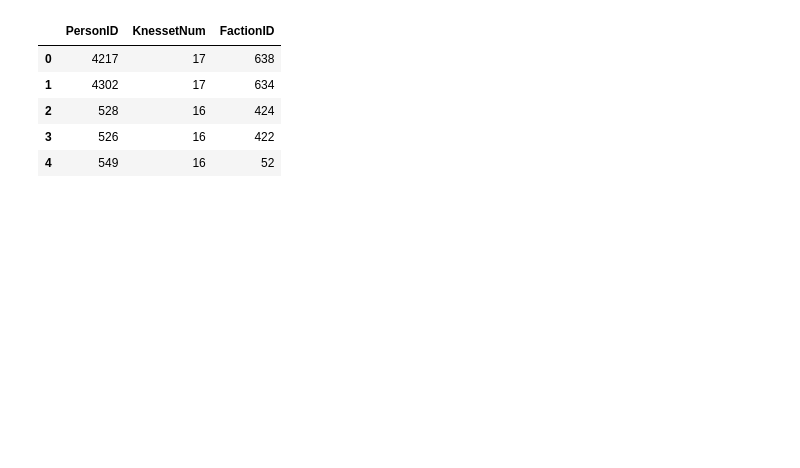
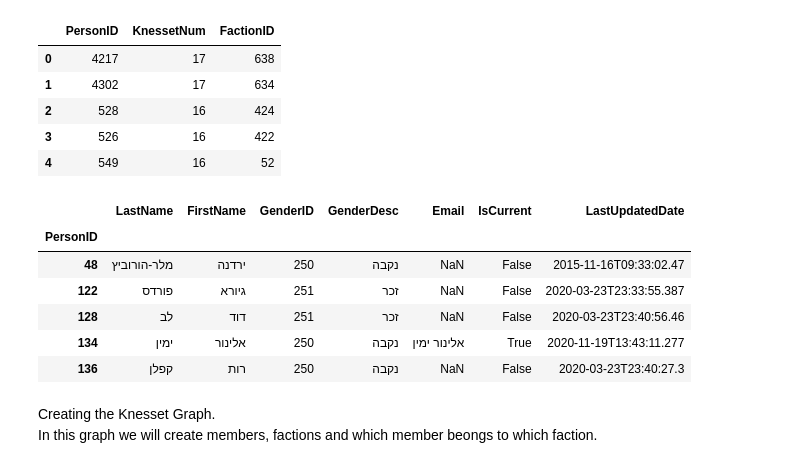
Before and after one commit to moshe-hadad/knesset-network, a Jupyter notebook: knessset_network.ipynb, the cells around one changed output. Saved outputs shown, nothing was run; the diff lists cells and outputs as text; code cells hidden in the pictures; blank space fills up the shorter version.

Commit message:
Added code for creating first graph

```diff
--- a/knessset_network.ipynb
+++ b/knessset_network.ipynb
@@ -65,4 +64,13 @@ factions_ppl_df.head()
 | 4 | 549 | 16 | 52 |
 # %%
 persons_df = pd.read_csv(PERSONS_URL)
+persons_df.set_index('PersonID', inplace=True)
 persons_df.head()
+# %% [output]
+|  | LastName | FirstName | GenderID | GenderDesc | Email | IsCurrent | LastUpdatedDate |
+| PersonID |  |  |  |  |  |  |  |
+| 48 | מלר-הורוביץ | ירדנה | 250 | נקבה | NaN | False | 2015-11-16T09:33:02.47 |
+| 122 | פורדס | גיורא | 251 | זכר | NaN | False | 2020-03-23T23:33:55.387 |
+| 128 | לב | דוד | 251 | זכר | NaN | False | 2020-03-23T23:40:56.46 |
+| 134 | ימין | אלינור | 250 | נקבה | אלינור ימין | True | 2020-11-19T13:43:11.277 |
+| 136 | קפלן | רות | 250 | נקבה | NaN | False | 2020-03-23T23:40:27.3 |
@@ -68,0 +102,3 @@ persons_df.head()
+# %% [markdown]
+Creating the Knesset Graph.<br>
+In this graph we will create members, factions and which member beongs to which faction.
```
Also changed, not shown: parts of 8 cells of this notebook.
